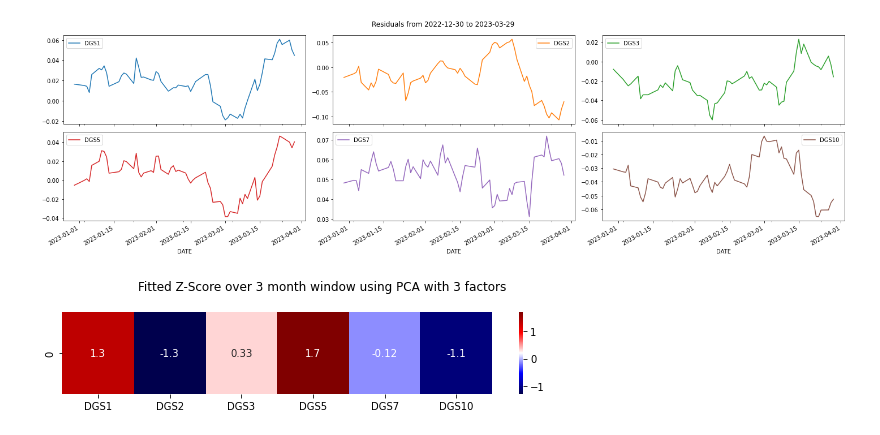
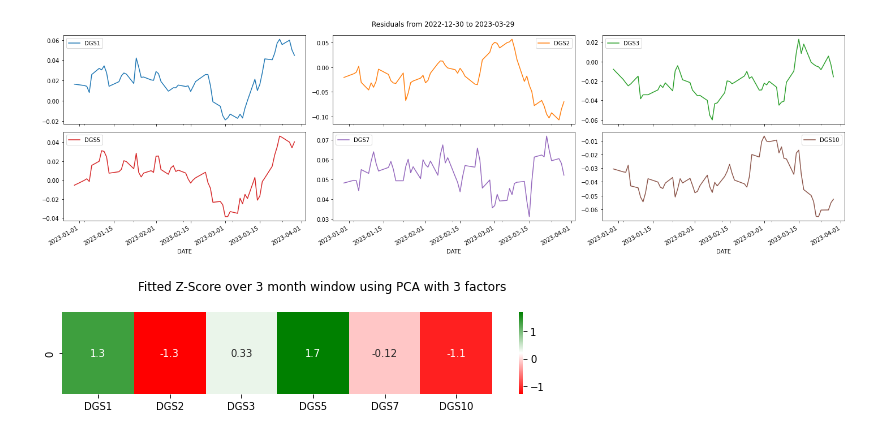
Before and after one commit to diegodalvarez/TreasuryPCAZscoreRV, a Jupyter notebook: treasury_pca.ipynb, the cells around one changed output. Drawn from its saved outputs; the diff is of its cells as text; code cells hidden in the pictures.

```diff
--- a/treasury_pca.ipynb
+++ b/treasury_pca.ipynb
@@ -187,15 +189,17 @@ plt.show()
 residuals_zscores_window = (residuals_window - residuals_window.mean()) / residuals_window.std()
 # %%
 fig, axes = plt.subplots(figsize = (8,2))
+
+cmap=LinearSegmentedColormap.from_list('rg',["r", "w", "g"], N=256)
 
 sns.heatmap(residuals_zscores_window.query(
     "DATE == DATE.max()").
     reset_index(drop = True),
-    cmap  = "seismic",
+    cmap  = cmap,
     annot = True,
     ax = axes)
 
 fig.suptitle("Fitted Z-Score over 3 month window using PCA with 3 factors")
 plt.tight_layout()
 # %% [output]
-[figure, old version]
+[figure, new version]
```
Also changed, not shown: parts of 2 cells of this notebook.
